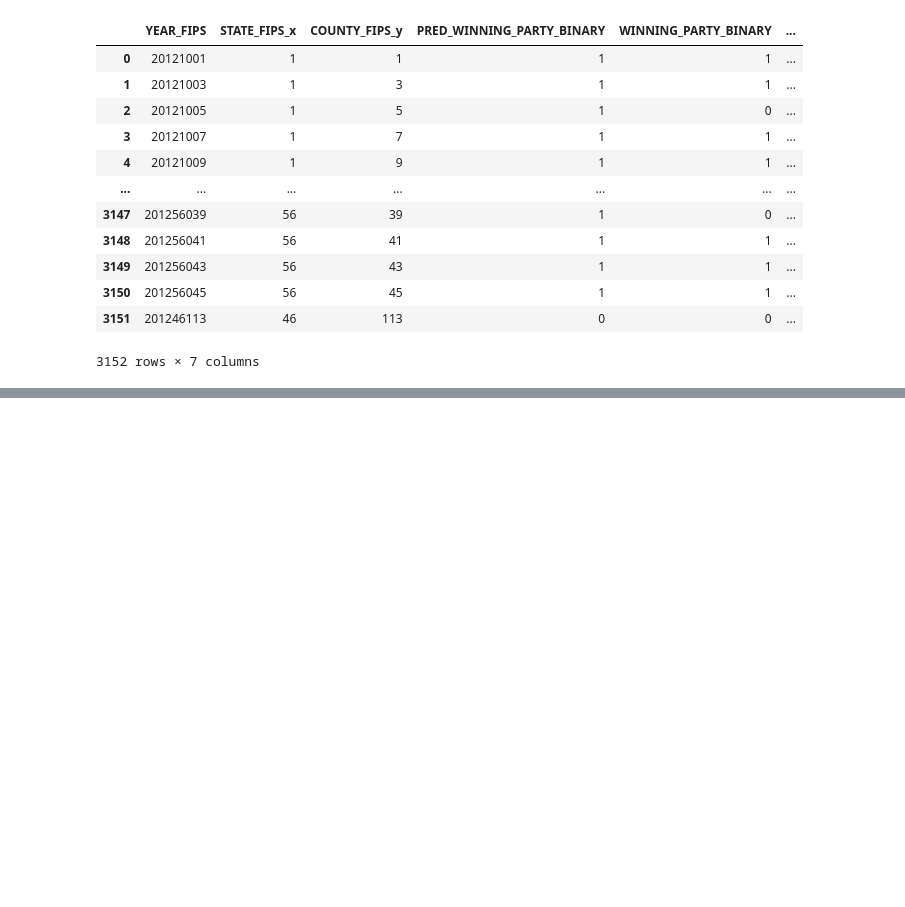
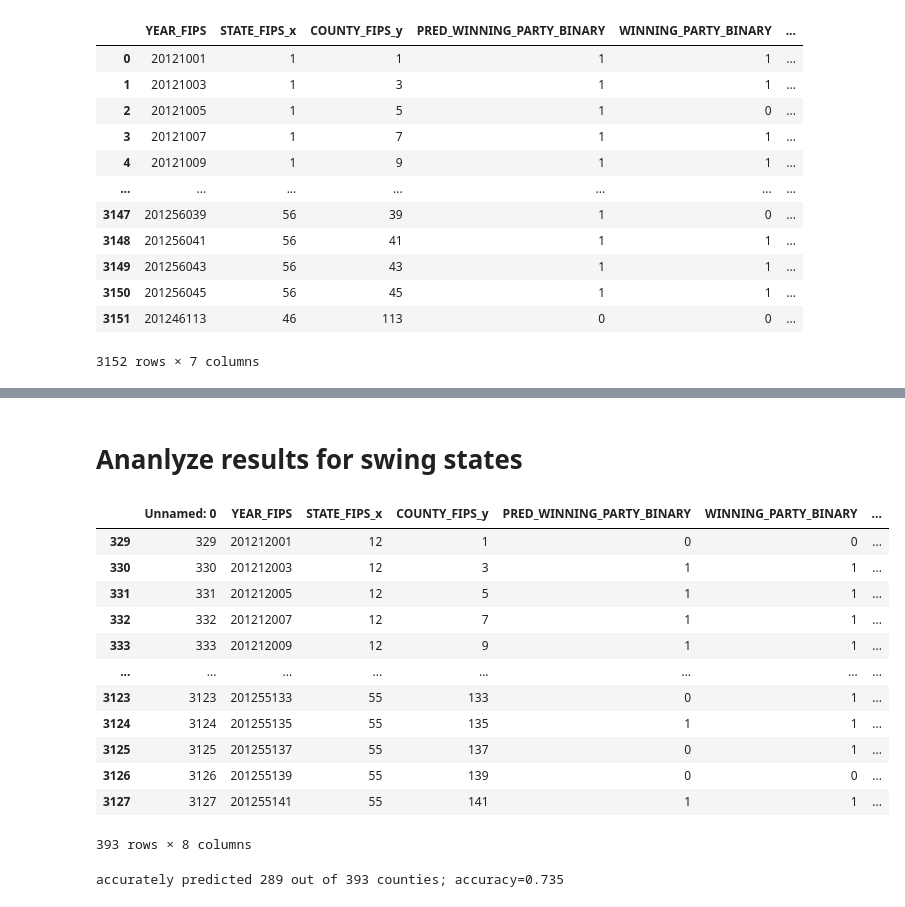
Before and after one commit to ehuang13/w210-presidential-election, a Jupyter notebook: harith/notebook/Predictions vs Actuals.ipynb, the cells around one changed output, grey strips where cells are left out. Cells and saved outputs as stored; diff of their text form; code cells hidden in the pictures; blank space fills up the shorter version.

Commit message:
made changes to calculate accuracy for swing states only

```diff
--- a/harith/notebook/Predictions vs Actuals.ipynb
+++ b/harith/notebook/Predictions vs Actuals.ipynb
@@ -126,2 +127,33 @@ accurately predicted 2753 out of 3152 counties; accuracy=0.873
 # %%
 merge_df.to_csv("../../data/predictions_vs_actuals_2012.csv")
+# %% [markdown]
+# Ananlyze results for swing states
+# %%
+merged_df_2012 = pd.read_csv('../../data/predictions_vs_actuals_2012.csv')
+merged_df_2016 = pd.read_csv('../../data/predictions_vs_actuals_2016.csv')
+# %%
+swing_state_condition_2012 = merged_df_2012['STATE_FIPS_x'].isin([12, 19, 39, 42, 55])
+swing_state_condition_2016 = merged_df_2012['STATE_FIPS_x'].isin([12, 19, 39, 42, 55])
+# %%
+merged_df_2012 = merged_df_2012[swing_state_condition_2012]
+merged_df_2016 = merged_df_2016[swing_state_condition_2016]
+# %%
+merged_df_2012
+# %% [output]
+|  | Unnamed: 0 | YEAR_FIPS | STATE_FIPS_x | COUNTY_FIPS_y | PRED_WINNING_PARTY_BINARY | WINNING_PARTY_BINARY | ... |
+| 329 | 329 | 201212001 | 12 | 1 | 0 | 0 | ... |
+| 330 | 330 | 201212003 | 12 | 3 | 1 | 1 | ... |
+| 331 | 331 | 201212005 | 12 | 5 | 1 | 1 | ... |
+| 332 | 332 | 201212007 | 12 | 7 | 1 | 1 | ... |
+| 333 | 333 | 201212009 | 12 | 9 | 1 | 1 | ... |
+| ... | ... | ... | ... | ... | ... | ... | ... |
+| 3123 | 3123 | 201255133 | 55 | 133 | 0 | 1 | ... |
+| 3124 | 3124 | 201255135 | 55 | 135 | 1 | 1 | ... |
+| 3125 | 3125 | 201255137 | 55 | 137 | 0 | 1 | ... |
+| 3126 | 3126 | 201255139 | 55 | 139 | 0 | 0 | ... |
+| 3127 | 3127 | 201255141 | 55 | 141 | 1 | 1 | ... |
+393 rows × 8 columns
+# %%
+calculate_accuracy(merged_df_2012)
+# %% [output]
+accurately predicted 289 out of 393 counties; accuracy=0.735
```
Also changed, not shown: parts of 5 cells of this notebook.
